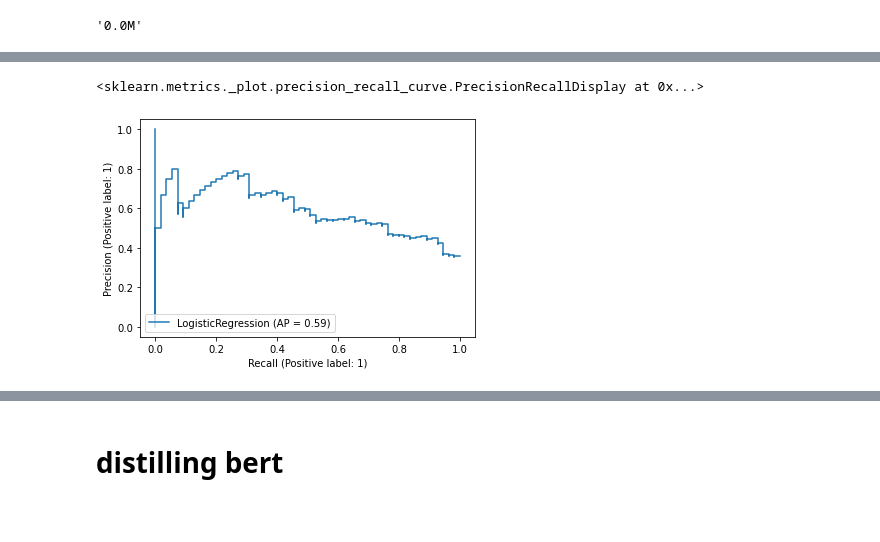
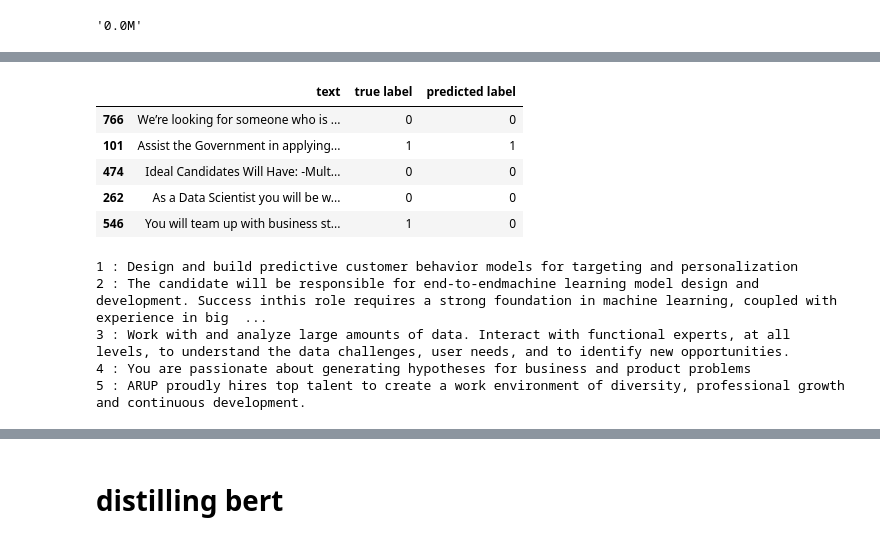
Before and after one commit to Catherine0822/Capstone-Sage, a Jupyter notebook: BERT_logistic.ipynb, the cells around one changed output, grey strips where cells are left out. Saved outputs shown, nothing was run; the diff lists cells and outputs as text; code cells hidden in the pictures; blank space fills up the shorter version.

```diff
--- a/BERT_logistic.ipynb
+++ b/BERT_logistic.ipynb
@@ -347,5 +437,27 @@ sns.heatmap(cm, annot=labels, fmt='', cmap='Blues')
-# %%
-PrecisionRecallDisplay.from_predictions(y_test, sigmoid(test_logits[:, 0]), name="LogisticRegression")
-# %% [output]
-<sklearn.metrics._plot.precision_recall_curve.PrecisionRecallDisplay at 0x...>
-[figure, removed]
+# %%
+predicted_label = sigmoid(test_logits[:, 0]) > 0.999542
+test_newlabels = pd.DataFrame([X_test, y_test, predicted_label]).transpose()
+test_newlabels.columns = ['text', 'true label', 'predicted label']
+test_newlabels['predicted label'] = test_newlabels['predicted label'].apply(lambda x: 1 if x == True else 0)
+
+test_newlabels.head()
+# %% [output]
+|  | text | true label | predicted label |
+| 766 | We’re looking for someone who is ... | 0 | 0 |
+| 101 | Assist the Government in applying... | 1 | 1 |
+| 474 | Ideal Candidates Will Have: -Mult... | 0 | 0 |
+| 262 | As a Data Scientist you will be w... | 0 | 0 |
+| 546 | You will team up with business st... | 1 | 0 |
+# %%
+#false positive sentences
+fp_sentences = test_newlabels.loc[(test_newlabels['true label']==0) & (test_newlabels['predicted label']==1)]['text']
+n = 1
+for i in fp_sentences:
+    print(n,':',i)
+    n+=1
+# %% [output]
+1 : Design and build predictive customer behavior models for targeting and personalization
+2 : The candidate will be responsible for end-to-endmachine learning model design and development. Success inthis role requires a strong foundation in machine learning, coupled with experience in big  ...
+3 : Work with and analyze large amounts of data. Interact with functional experts, at all levels, to understand the data challenges, user needs, and to identify new opportunities.
+4 : You are passionate about generating hypotheses for business and product problems
+5 : ARUP proudly hires top talent to create a work environment of diversity, professional growth and continuous development.
```
Also changed, not shown: parts of 21 cells of this notebook.
